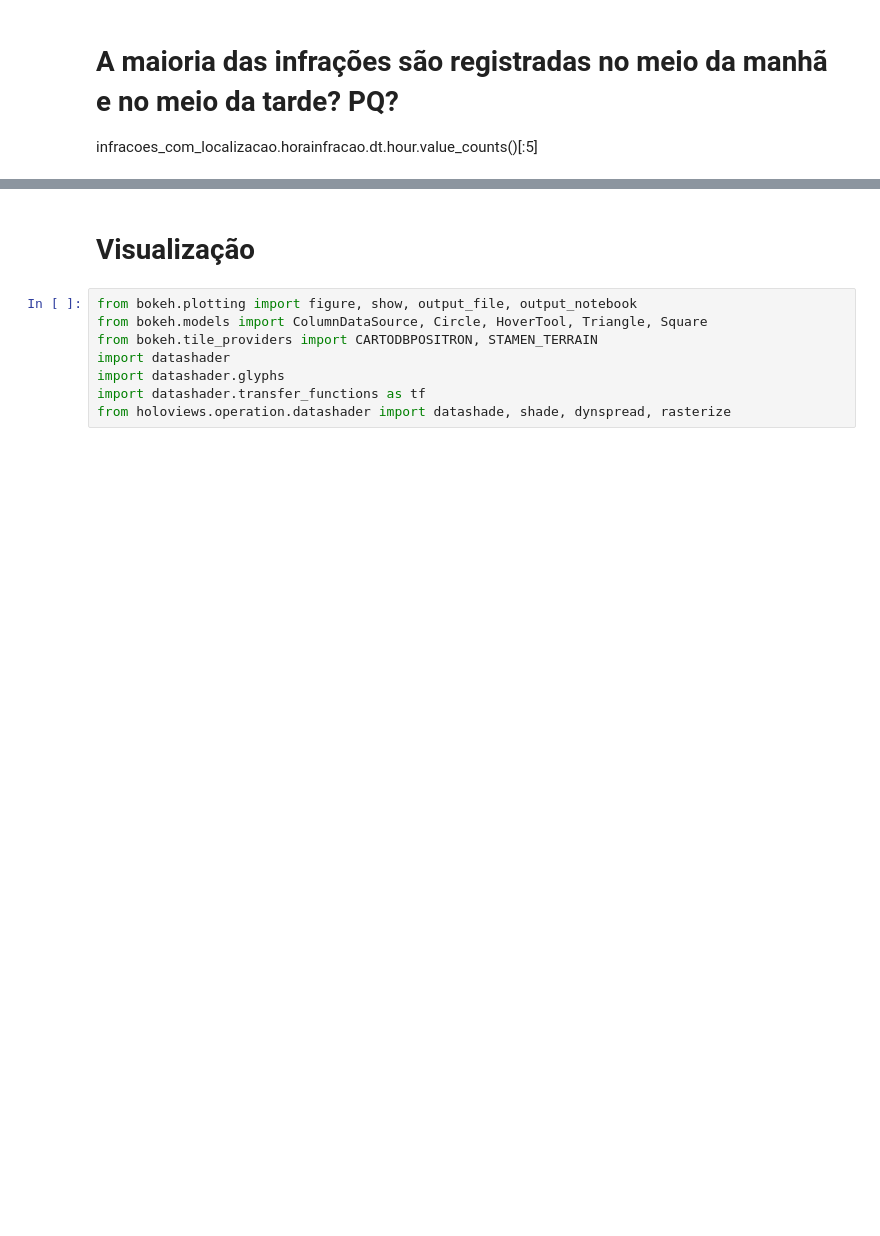
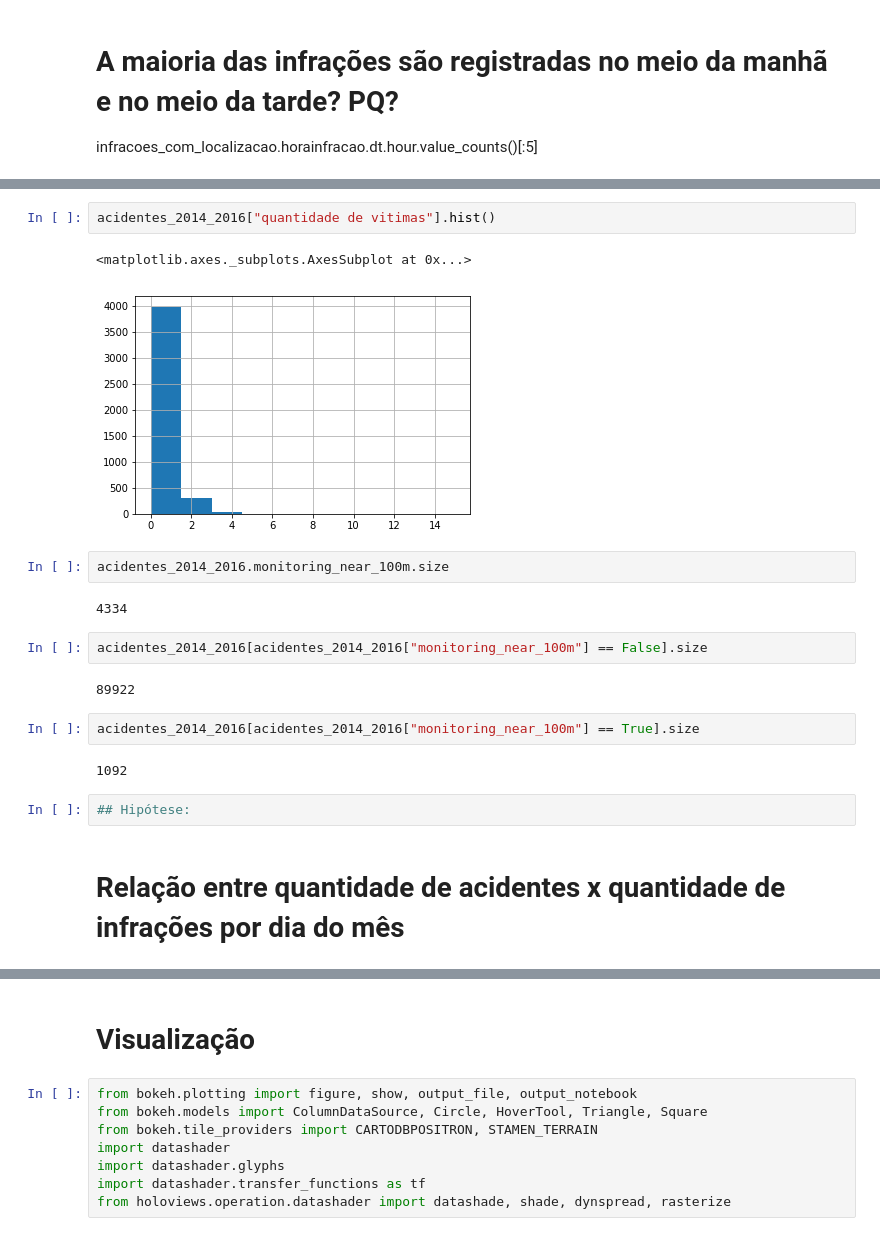
Before and after one commit to fbormann/DadosTransitoRecife, a Jupyter notebook: Projeto CTTU.ipynb, the cells around one changed output, grey strips where cells are left out. Cells and saved outputs as stored; diff of their text form; blank space fills up the shorter version.

```diff
--- a/Projeto CTTU.ipynb
+++ b/Projeto CTTU.ipynb
@@ -566,0 +810,21 @@ infracoes_2014_2016.datainfracao.dt.weekday_name.value_counts()
+# %%
+acidentes_2014_2016["quantidade de vitimas"].hist()
+# %% [output]
+<matplotlib.axes._subplots.AxesSubplot at 0x...>
+[figure, added]
+# %%
+acidentes_2014_2016.monitoring_near_100m.size
+# %% [output]
+4334
+# %%
+acidentes_2014_2016[acidentes_2014_2016["monitoring_near_100m"] == False].size
+# %% [output]
+89922
+# %%
+acidentes_2014_2016[acidentes_2014_2016["monitoring_near_100m"] == True].size
+# %% [output]
+1092
+# %%
+## Hipótese:
+# %% [markdown]
+# Relação entre quantidade de acidentes  x quantidade de infrações por dia do mês
```
Also changed, not shown: parts of 47 cells of this notebook.
